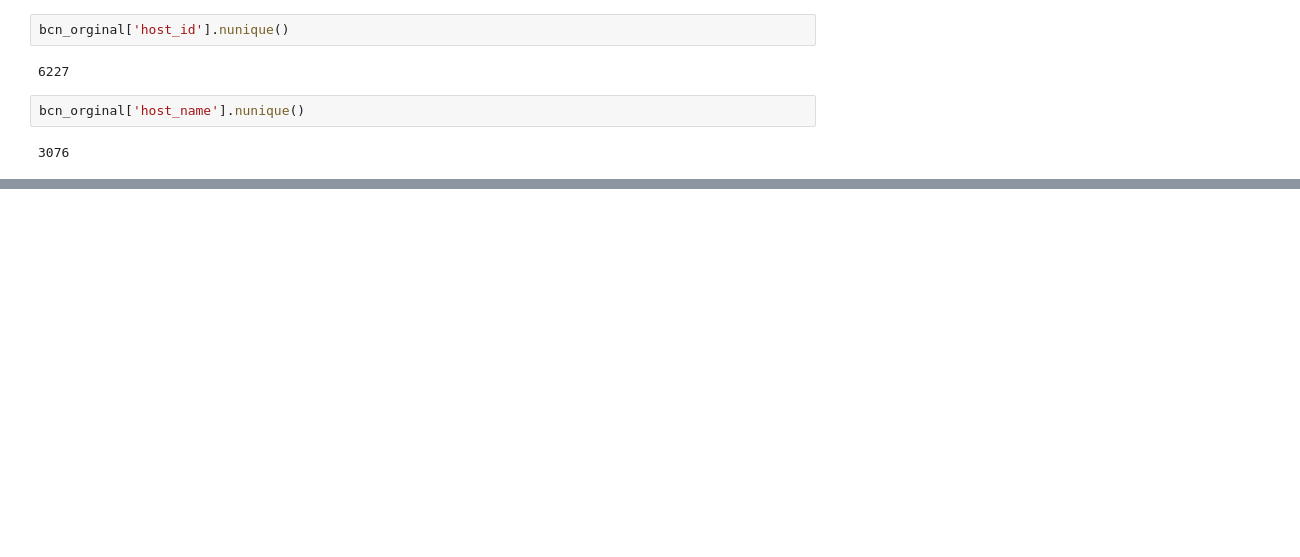
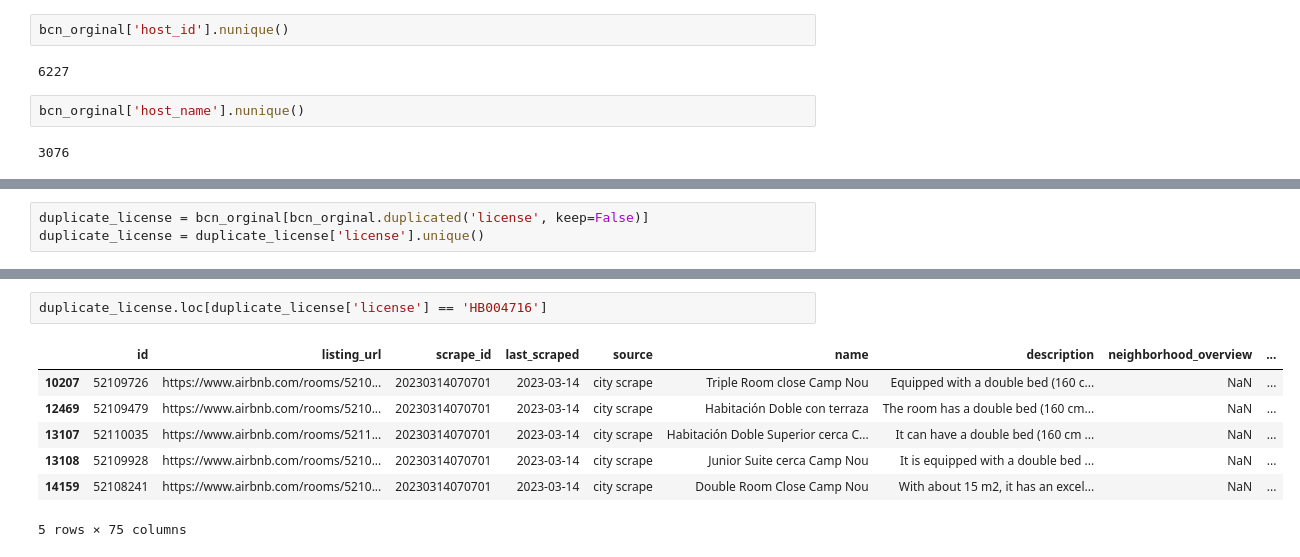
Before and after one commit to scheinmensch/Infringement_Detection_on_Airbnb, a Jupyter notebook: notebooks/Barcelona EDA.ipynb, the cells around one changed output, grey strips where cells are left out. Cells and saved outputs as stored; diff of their text form; blank space fills up the shorter version.

```diff
--- a/notebooks/Barcelona EDA.ipynb
+++ b/notebooks/Barcelona EDA.ipynb
@@ -146,0 +180,3 @@ msno.matrix(bcn);
+# %%
+duplicate_license = bcn_orginal[bcn_orginal.duplicated('license', keep=False)]
+duplicate_license = duplicate_license['license'].unique()
@@ -146,0 +203,10 @@ msno.matrix(bcn);
+# %%
+duplicate_license.loc[duplicate_license['license'] == 'HB004716']
+# %% [output]
+|  | id | listing_url | scrape_id | last_scraped | source | name | description | neighborhood_overview | ... |
+| 10207 | 52109726 | https://www.airbnb.com/rooms/5210... | 20230314070701 | 2023-03-14 | city scrape | Triple Room close Camp Nou | Equipped with a double bed (160 c... | NaN | ... |
+| 12469 | 52109479 | https://www.airbnb.com/rooms/5210... | 20230314070701 | 2023-03-14 | city scrape | Habitación Doble con terraza | The room has a double bed (160 cm... | NaN | ... |
+| 13107 | 52110035 | https://www.airbnb.com/rooms/5211... | 20230314070701 | 2023-03-14 | city scrape | Habitación Doble Superior cerca C... | It can have a double bed (160 cm ... | NaN | ... |
+| 13108 | 52109928 | https://www.airbnb.com/rooms/5210... | 20230314070701 | 2023-03-14 | city scrape | Junior Suite cerca Camp Nou | It is equipped with a double bed ... | NaN | ... |
+| 14159 | 52108241 | https://www.airbnb.com/rooms/5210... | 20230314070701 | 2023-03-14 | city scrape | Double Room Close Camp Nou | With about 15 m2, it has an excel... | NaN | ... |
+5 rows × 75 columns
```
Also changed, not shown: parts of 21 cells of this notebook, 1 other file.
